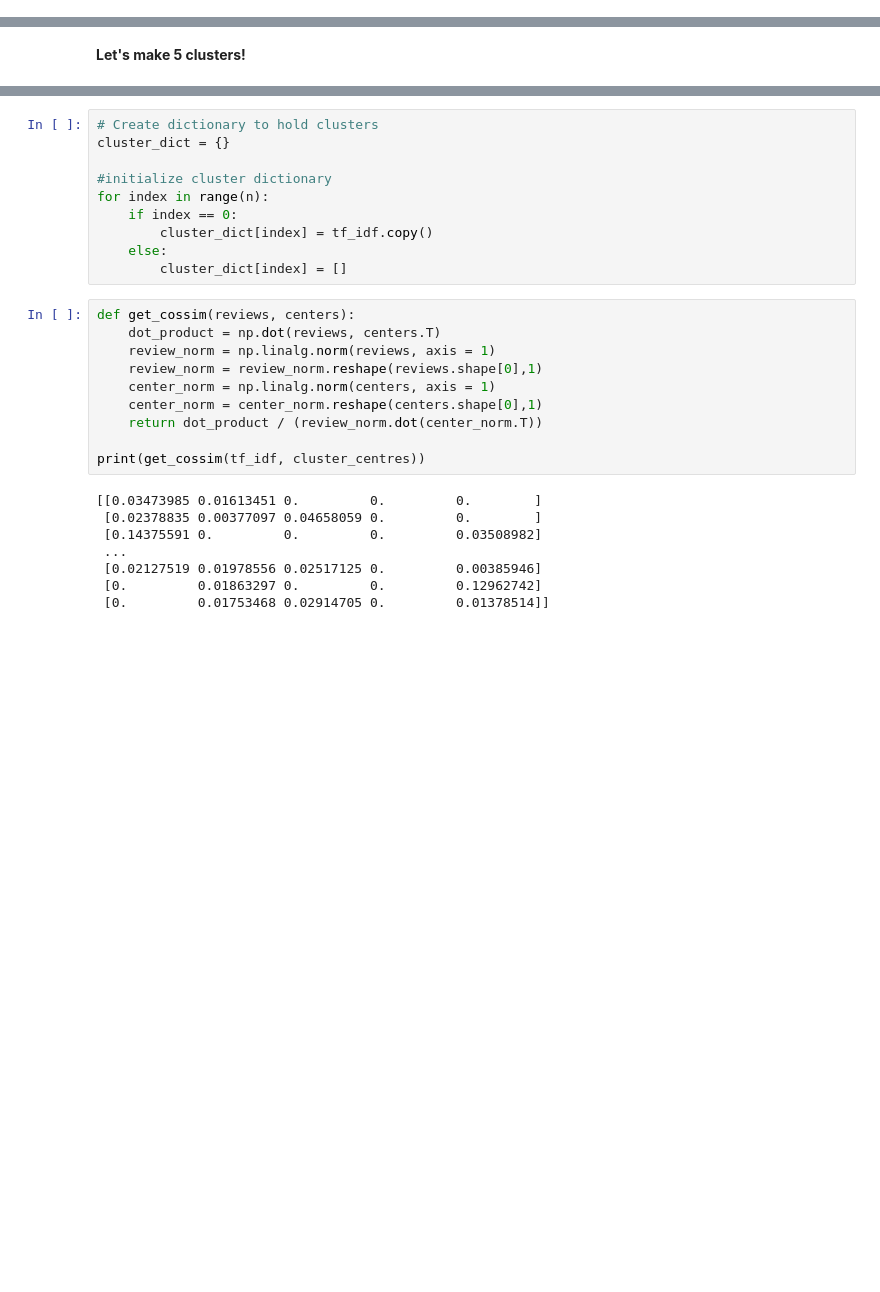
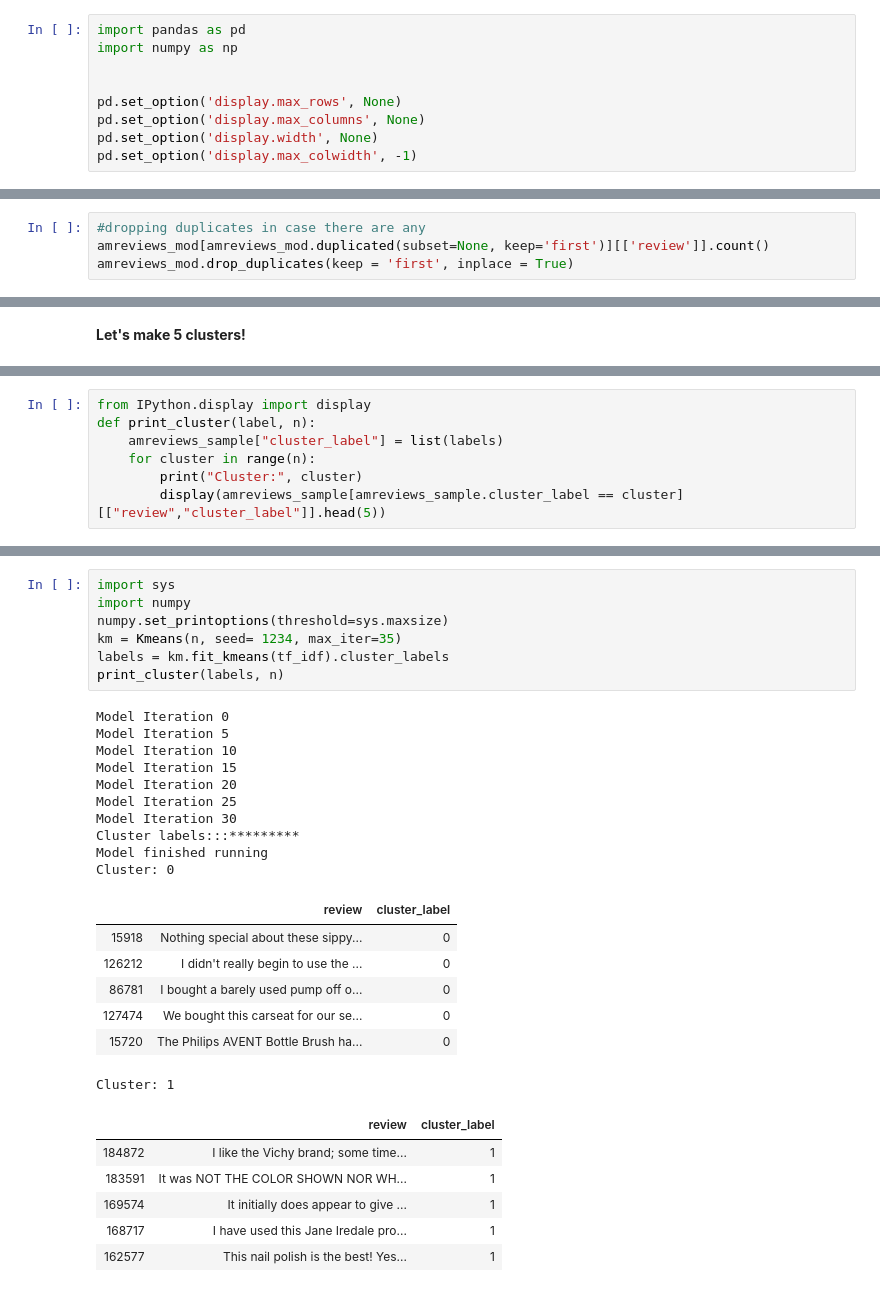
Before and after one commit to akihsirh/Text-Processing-And-Clustering, a Jupyter notebook: TF-IDF and k-means clustering.ipynb, the cells around one changed output, grey strips where cells are left out. Saved outputs shown, nothing was run; the diff lists cells and outputs as text; blank space fills up the shorter version.

Commit message:
Final clustering logic and updated k-means to be a class with functions to represent steps for performing k-means in a class.

```diff
--- a/TF-IDF and k-means clustering.ipynb
+++ b/TF-IDF and k-means clustering.ipynb
@@ -4,3 +13,12 @@ import numpy as np
+# %%
+import pandas as pd
+import numpy as np
+
+
+pd.set_option('display.max_rows', None)
+pd.set_option('display.max_columns', None)
+pd.set_option('display.width', None)
+pd.set_option('display.max_colwidth', -1)
 # %% [markdown]
 ## I. Load and clean the dataset
 # %%
@@ -35,6 +44,10 @@ Based on above we only have nan values. Let's go ahead and drop this.
 # %%
 #drop na
 amreviews_mod = amreviews.drop(amreviews[amreviews.review.isna()].index).reset_index()
+# %%
+#dropping duplicates in case there are any
+amreviews_mod[amreviews_mod.duplicated(subset=None, keep='first')][['review']].count()
+amreviews_mod.drop_duplicates(keep = 'first', inplace = True)
 # %% [markdown]
 Taking a subset of the data
 # %%
@@ -96 +180,8 @@ tf_idf = get_tfidf_matrix(X)
+# %%
+from IPython.display import display
+def print_cluster(label, n):
+    amreviews_sample["cluster_label"] = list(labels)
+    for cluster in range(n):
+        print("Cluster:", cluster)
+        display(amreviews_sample[amreviews_sample.cluster_label == cluster][["review","cluster_label"]].head(5))
 # %%
@@ -114,28 +195,31 @@ def get_norm(X):
-# %%
-# Create dictionary to hold clusters
-cluster_dict = {}
-
-#initialize cluster dictionary
-for index in range(n):
-    if index == 0:
-        cluster_dict[index] = tf_idf.copy()
-    else:
-        cluster_dict[index] = []
-# %%
-def get_cossim(reviews, centers):
-    dot_product = np.dot(reviews, centers.T)
-    review_norm = np.linalg.norm(reviews, axis = 1)
-    review_norm = review_norm.reshape(reviews.shape[0],1)
-    center_norm = np.linalg.norm(centers, axis = 1)
-    center_norm = center_norm.reshape(centers.shape[0],1)
-    return dot_product / (review_norm.dot(center_norm.T))
-
-print(get_cossim(tf_idf, cluster_centres))
-# %% [output]
-[[0.03473985 0.01613451 0.         0.         0.        ]
- [0.02378835 0.00377097 0.04658059 0.         0.        ]
- [0.14375591 0.         0.         0.         0.03508982]
- ...
- [0.02127519 0.01978556 0.02517125 0.         0.00385946]
- [0.         0.01863297 0.         0.         0.12962742]
- [0.         0.01753468 0.02914705 0.         0.01378514]]
+# %%
+import sys
+import numpy
+numpy.set_printoptions(threshold=sys.maxsize)
+km = Kmeans(n, seed= 1234, max_iter=35)
+labels = km.fit_kmeans(tf_idf).cluster_labels
+print_cluster(labels, n)
+# %% [output]
+Model Iteration 0
+Model Iteration 5
+Model Iteration 10
+Model Iteration 15
+Model Iteration 20
+Model Iteration 25
+Model Iteration 30
+Cluster labels:::*********
+Model finished running
+Cluster: 0
+|  | review | cluster_label |
+| 15918 | Nothing special about these sippy... | 0 |
+| 126212 | I didn't really begin to use the ... | 0 |
+| 86781 | I bought a barely used pump off o... | 0 |
+| 127474 | We bought this carseat for our se... | 0 |
+| 15720 | The Philips AVENT Bottle Brush ha... | 0 |
+Cluster: 1
+|  | review | cluster_label |
+| 184872 | I like the Vichy brand; some time... | 1 |
+| 183591 | It was NOT THE COLOR SHOWN NOR WH... | 1 |
+| 169574 | It initially does appear to give ... | 1 |
+| 168717 | I have used this Jane Iredale pro... | 1 |
+| 162577 | This nail polish is the best! Yes... | 1 |
```
Also changed, not shown: parts of 20 cells of this notebook, 1 other file.
